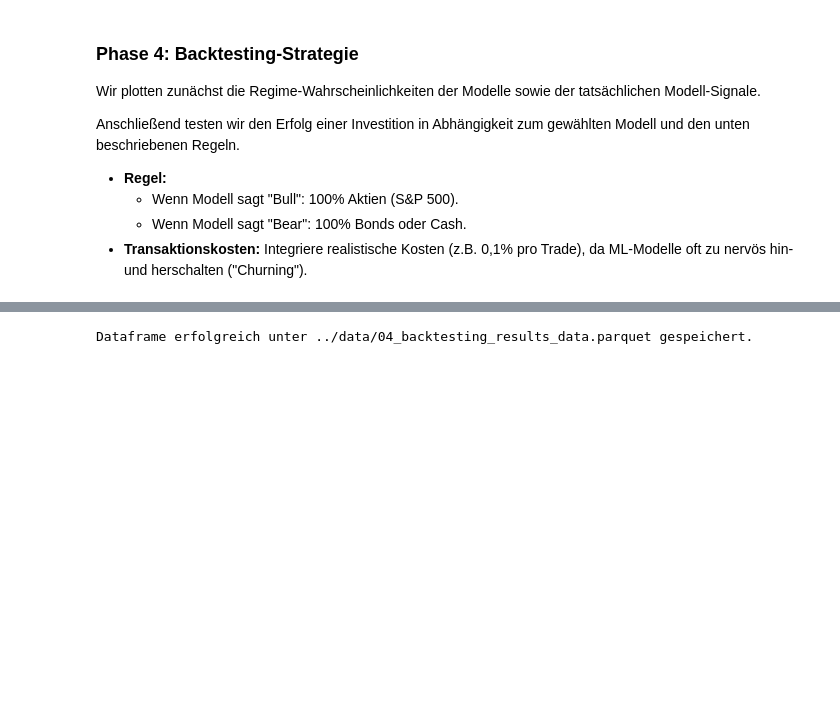
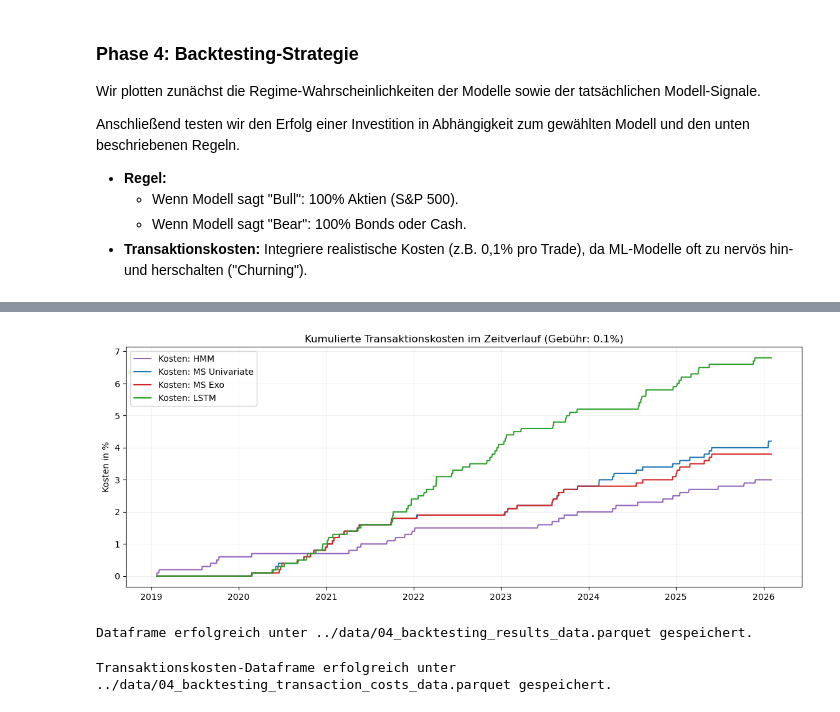
Before and after one commit to Torim98/regime-switching-daa-paper, a Jupyter notebook: jupyter/04_backtesting.ipynb, the cells around one changed output, grey strips where cells are left out. Saved outputs shown, nothing was run; the diff lists cells and outputs as text; code cells hidden in the pictures; blank space fills up the shorter version.

```diff
--- a/jupyter/04_backtesting.ipynb
+++ b/jupyter/04_backtesting.ipynb
@@ -158,3 +218,19 @@ Zusammenfassung erfolgreich unter ../assets/performance_summary.md gespeichert.
+# %%
+# Visualisierung der kumulierten Transaktionskosten
+plt.figure(figsize=(14, 5))
+for col in backtesting_transaction_costs.columns:
+    if col == 'Buy_Hold': continue
+    color = color_map.get(col, None)
+    plt.plot(backtesting_transaction_costs[col] * 100, label=f'Kosten: {col.replace("_", " ")}', color=color)
+
+plt.title(f"Kumulierte Transaktionskosten im Zeitverlauf (Gebühr: {transaction_costs*100}%)")
+plt.ylabel("Kosten in %")
+plt.legend(loc='upper left')
+plt.grid(True, alpha=0.2)
+plt.savefig('../assets/transaction_costs.png', dpi=300, bbox_inches='tight')
+plt.show()
+# %% [output]
+[figure, added]
 # %%
 output_path = "../data/04_backtesting_results_data.parquet"
 
@@ -164,3 +240,12 @@ backtesting_results.to_parquet(output_path)
 print(f"Dataframe erfolgreich unter {output_path} gespeichert.")
 # %% [output]
 Dataframe erfolgreich unter ../data/04_backtesting_results_data.parquet gespeichert.
+# %%
+output_path = "../data/04_backtesting_transaction_costs_data.parquet"
+
+# Speichern als Parquet
+backtesting_transaction_costs.to_parquet(output_path)
+
+print(f"Transaktionskosten-Dataframe erfolgreich unter {output_path} gespeichert.")
+# %% [output]
+Transaktionskosten-Dataframe erfolgreich unter ../data/04_backtesting_transaction_costs_data.parquet gespeichert.
```
Also changed, not shown: parts of 2 cells of this notebook, 17 other files.
